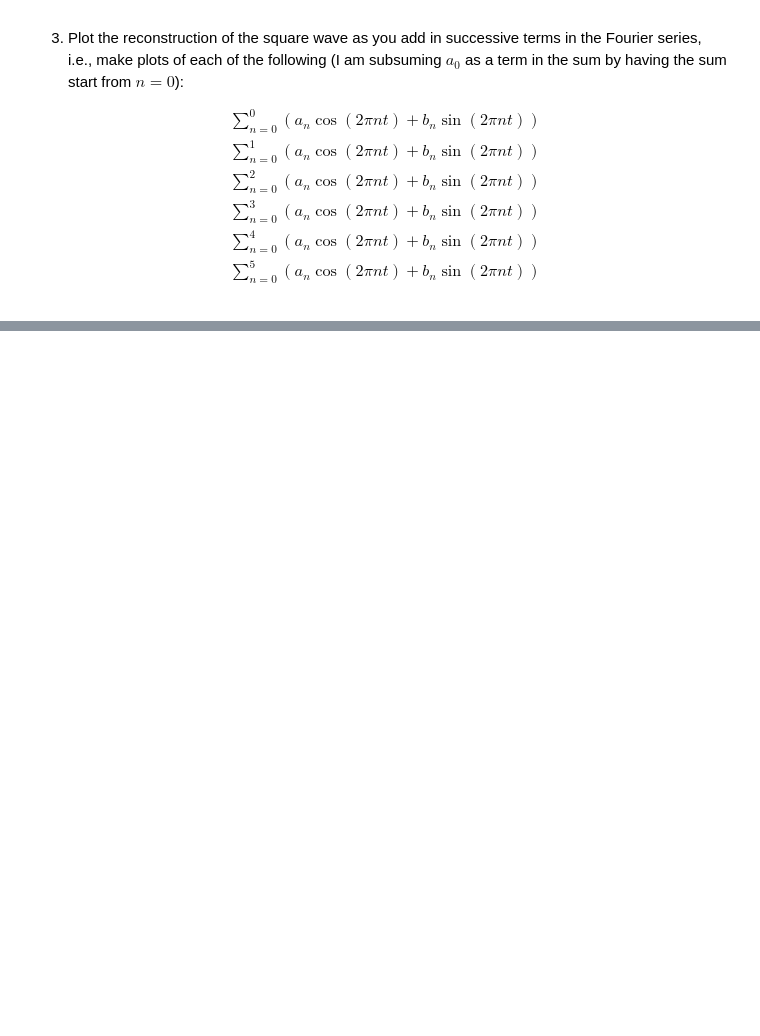
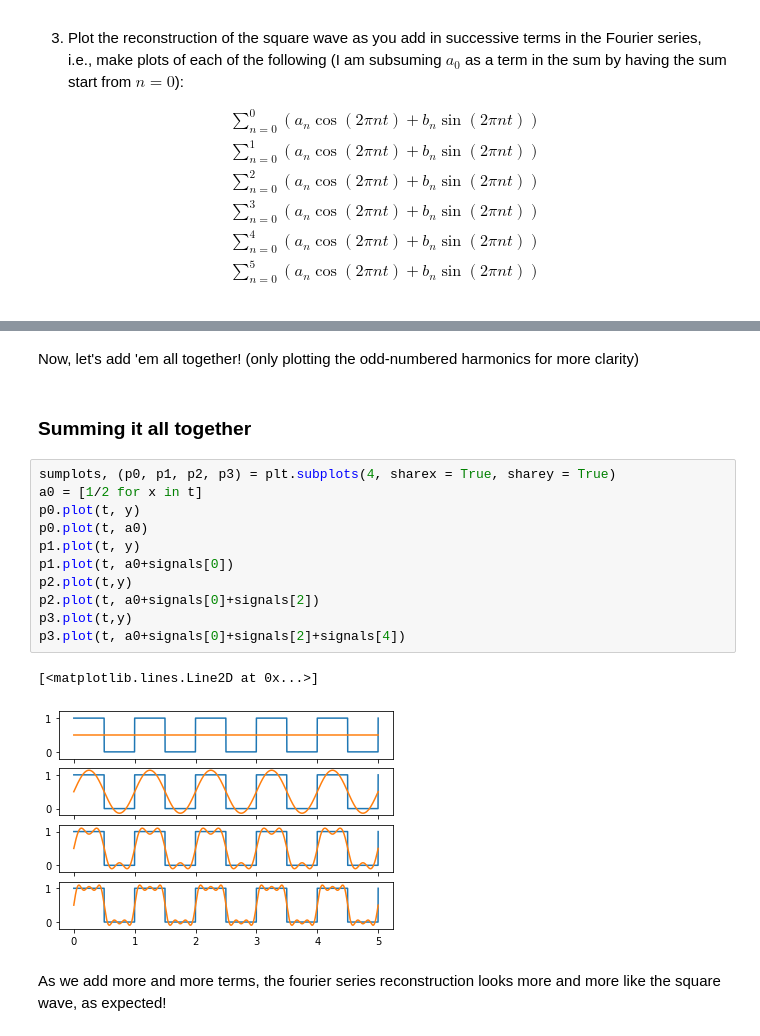
Before and after one commit to ling592b-f19/ling592b-f19-ps02-CobiELF, a Jupyter notebook: 592B-f19_ps02.ipynb, the cells around one changed output, grey strips where cells are left out. Cells and saved outputs as stored; diff of their text form; blank space fills up the shorter version.

```diff
--- a/592B-f19_ps02.ipynb
+++ b/592B-f19_ps02.ipynb
@@ -168,0 +246,20 @@ x = np.linspace(0, 5, 5*fs + 1)
+# %% [markdown]
+Now, let's add 'em all together! (only plotting the odd-numbered harmonics for more clarity)
+# %% [markdown]
+### Summing it all together
+# %%
+sumplots, (p0, p1, p2, p3) = plt.subplots(4, sharex = True, sharey = True)
+a0 = [1/2 for x in t]
+p0.plot(t, y)
+p0.plot(t, a0)
+p1.plot(t, y)
+p1.plot(t, a0+signals[0])
+p2.plot(t,y)
+p2.plot(t, a0+signals[0]+signals[2])
+p3.plot(t,y)
+p3.plot(t, a0+signals[0]+signals[2]+signals[4])
+# %% [output]
+[<matplotlib.lines.Line2D at 0x...>]
+[figure, added]
+# %% [markdown]
+As we add more and more terms, the fourier series reconstruction looks more and more like the square wave, as expected!
```
Also changed, not shown: parts of 13 cells of this notebook.
